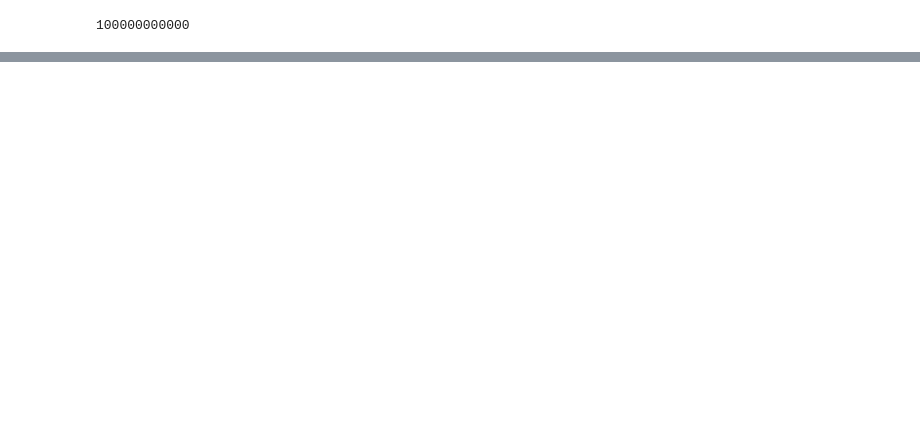
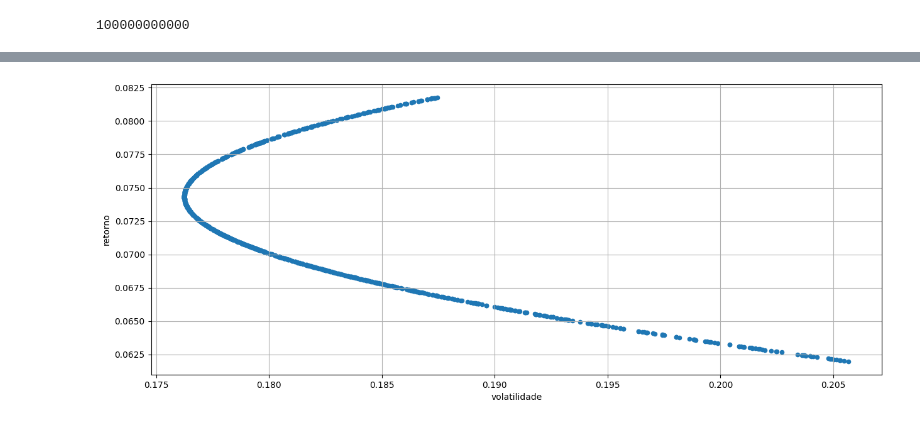
Before and after one commit to CarlenePSF/quantum_computation, a Jupyter notebook: notebooks/financas_e_analise_de_investimentos.ipynb, the cells around one changed output, grey strips where cells are left out. Saved outputs shown, nothing was run; the diff lists cells and outputs as text; code cells hidden in the pictures; blank space fills up the shorter version.

```diff
--- a/notebooks/financas_e_analise_de_investimentos.ipynb
+++ b/notebooks/financas_e_analise_de_investimentos.ipynb
@@ -515,0 +787,6 @@ Volatilidade da carteira:  16.30716118754213 %
+# %%
+pesos = np.random.random(num_ativos)
+
+#normalizar os pesos - para que a sua soma seja igual a 1 = 100%
+pesos /= np.sum(pesos)
+pesos
@@ -515,0 +809,3 @@ Volatilidade da carteira:  16.30716118754213 %
+# %%
+variancia_portifolio = np.dot(pesos.T, np.dot(retorno_log.cov() * 250, pesos))
+variancia_portifolio
@@ -515,0 +824,15 @@ Volatilidade da carteira:  16.30716118754213 %
+# %%
+retorno_portifolio = []
+volatilidade_portifolio = []
+
+for x in range(1000):
+    pesos = np.random.random(num_ativos)
+    pesos /= np.sum(pesos)
+    retorno_portifolio.append(np.sum(pesos*retorno_log.mean()) *250)
+
+    variancia_portifolio = np.dot(pesos.T, np.dot(retorno_log.cov() * 250, pesos))
+    volatilidade_portifolio.append(np.sqrt(variancia_portifolio))
+# %%
+portifolio = pd.DataFrame(
+    {'retorno': retorno_portifolio,
+     'volatilidade':volatilidade_portifolio})
@@ -515,0 +855,6 @@ Volatilidade da carteira:  16.30716118754213 %
+# %%
+portifolio.plot(x='volatilidade', y='retorno', kind='scatter', figsize=(15, 6))
+plt.grid()
+plt.show()
+# %% [output]
+[figure, added]
```
Also changed, not shown: parts of 77 cells of this notebook.
